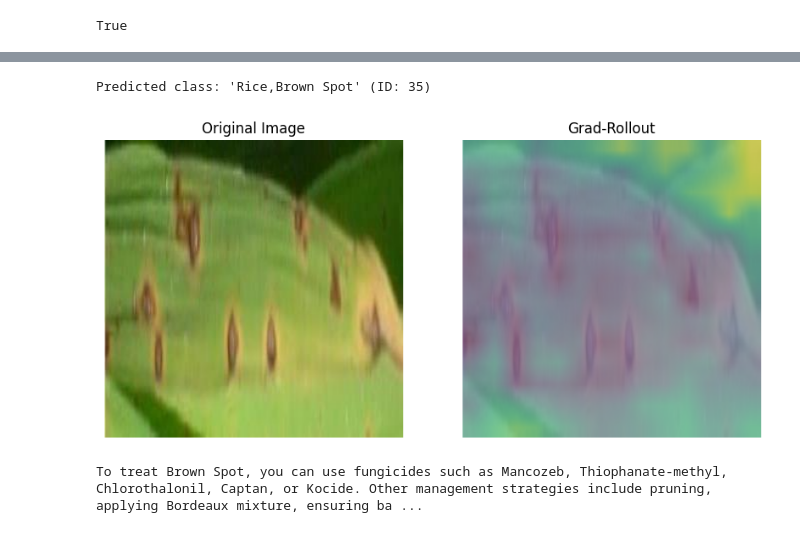
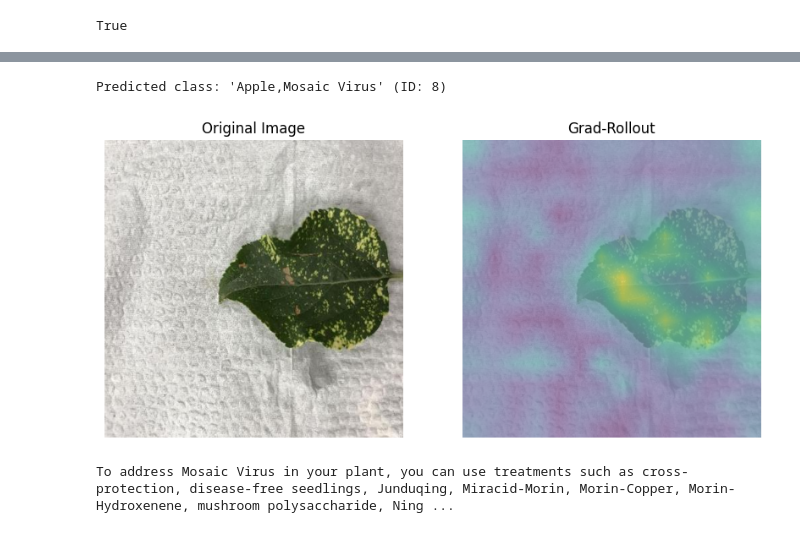
Before and after one commit to Armaan457/AgriVerse, a Jupyter notebook: full_pipeline.ipynb, the cells around one changed output, grey strips where cells are left out. Saved outputs shown, nothing was run; the diff lists cells and outputs as text; code cells hidden in the pictures.

```diff
--- a/full_pipeline.ipynb
+++ b/full_pipeline.ipynb
@@ -173,3 +180,16 @@ RETURN nodes, rels
 """
 # %%
-graph.query(CYPHER_SUBGRAPH, params={"disease": "Leaf Blight", "crop" : "Rice" })[0]['rels']
+def get_contextual_subgraph(disease, crop):
+
+    out  = graph.query(CYPHER_SUBGRAPH, params={"disease": disease, "crop" : crop })[0]['rels']
+    unique = []
+    seen = set()
+
+    for n1, rel, n2 in out:
+        key = (n1['name'], rel, n2['name'])
+
+        if key not in seen:
+            seen.add(key)
+            unique.append((n1, rel, n2))
+
+    return unique
@@ -176,9 +207,14 @@ graph.query(CYPHER_SUBGRAPH, params={"disease": "Leaf Blight", "crop" : "Rice" }
 # %%
-YOUR_IMAGE_PATH_HERE = "dataset/images/Rice,Brown Spot/plant_121851.jpg"
-YOUR_QUERY_HERE = "how to treat it?"
+image = "dataset/images/Apple,Mosaic Virus/plant_103134.jpg"
+query = "how to fix the issue with my plant?"
+
+query_lower = query.lower()
+
+detected_diseases = [d for d in diseases if d.lower() in query_lower]
+detected_crops    = [c for c in crops if c.lower() in query_lower]
 
 try:
-    image_pil = Image.open(YOUR_IMAGE_PATH_HERE).convert("RGB")
+    image_pil = Image.open(image).convert("RGB")
     image_np = np.array(image_pil)
 
     probs = predict_fn([image_np])
@@ -196,36 +232,36 @@ try:
     import matplotlib.pyplot as plt
     import cv2
 
     img_size = inference_processor.size['height']
     heatmap_resized = cv2.resize(heatmap, (image_pil.width, image_pil.height))
 
     plt.figure(figsize=(10, 5))
     plt.subplot(1, 2, 1)
     plt.title("Original Image")
     plt.imshow(image_pil)
     plt.axis('off')
 
     plt.subplot(1, 2, 2)
     plt.title(f"Grad-Rollout")
     plt.imshow(image_pil, alpha=0.5)
     plt.imshow(heatmap_resized, cmap='viridis', alpha=0.5)
     plt.axis('off')
     plt.show()
 
     crop, dis = predicted_class_name.split(',')
-    subgraph = graph.query(CYPHER_SUBGRAPH, params={"disease": dis, "crop" : crop })[0]['rels']
+    subgraph = get_contextual_subgraph(dis, crop)
     answer = answer_chain.invoke({
-        "question": YOUR_QUERY_HERE,
+        "question": query,
         "context": str(subgraph)
     })
     print(answer.content)
 
 except FileNotFoundError:
-    print(f"Error: Image file not found at '{YOUR_IMAGE_PATH_HERE}'")
+    print(f"Error: Image file not found at '{image}'")
 except Exception as e:
     print(f"An error occurred: {e}")
     print("Please ensure your image file is a valid format (JPG, PNG, etc.)")
 # %% [output]
-Predicted class: 'Rice,Brown Spot' (ID: 35)
+Predicted class: 'Apple,Mosaic Virus' (ID: 8)
-[figure, old version]
+[figure, new version]
-To treat Brown Spot, you can use fungicides such as Mancozeb, Thiophanate-methyl, Chlorothalonil, Captan, or Kocide. Other management strategies include pruning, applying Bordeaux mixture, ensuring ba ...
+To address Mosaic Virus in your plant, you can use treatments such as cross-protection, disease-free seedlings, Junduqing, Miracid-Morin, Morin-Copper, Morin-Hydroxenene, mushroom polysaccharide, Ning ...
```
Also changed, not shown: parts of 2 cells of this notebook, 2 other files.
